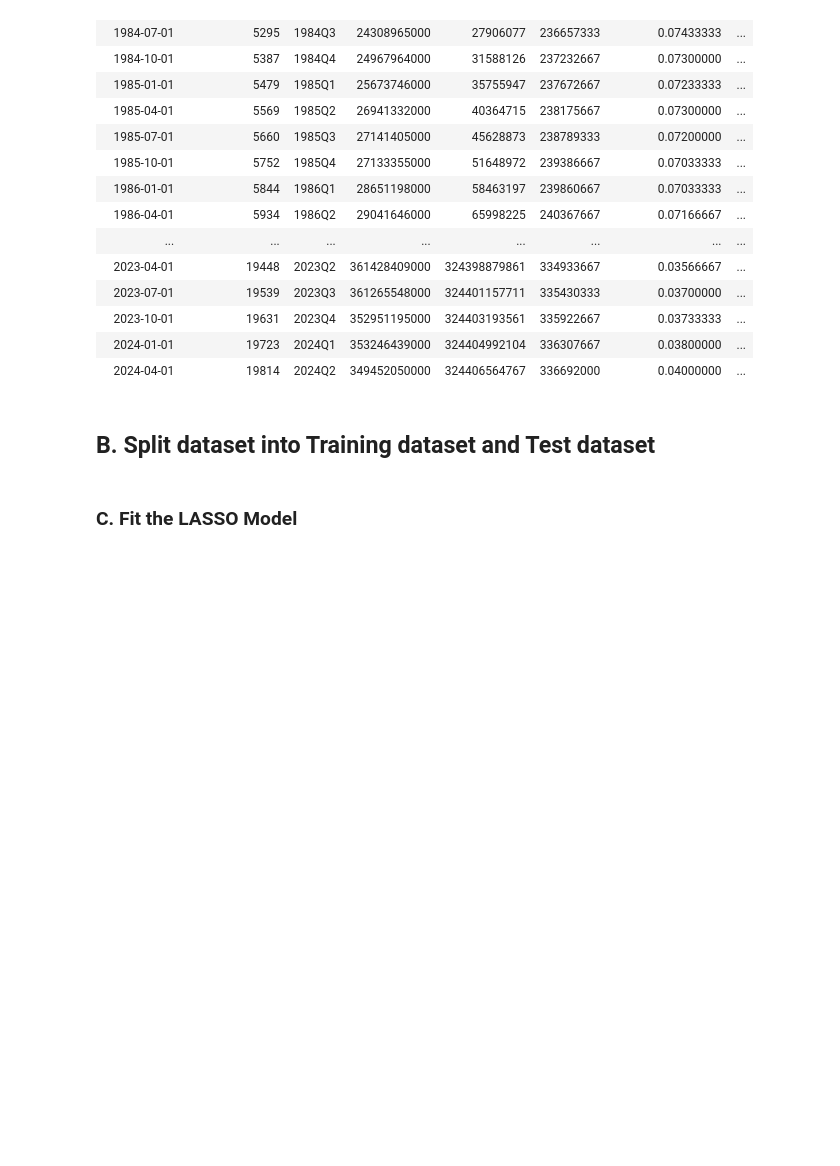
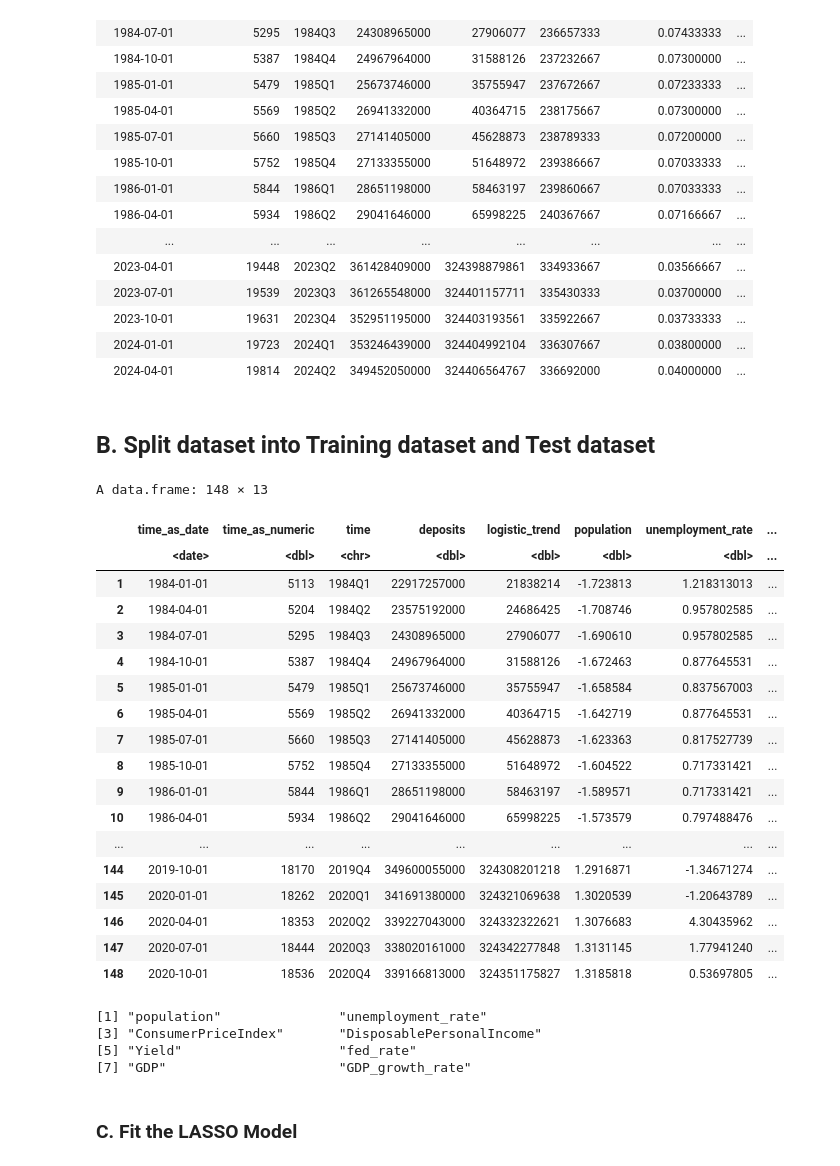
Before and after one commit to nzarama-kouadio/DUKE_MIDS_QFC_Final_Project, a Jupyter notebook: model_prediction/prophet_model.ipynb, the cells around one changed output. Drawn from its saved outputs; the diff is of its cells as text; code cells hidden in the pictures; blank space fills up the shorter version.

```diff
--- a/model_prediction/prophet_model.ipynb
+++ b/model_prediction/prophet_model.ipynb
@@ -545,7 +567,7 @@ A data.frame: 162 × 13
 # Pre process only the regressors inside your data
 
 # Exclude all that's not a regressor like the target varaiable (deposit) and time variables
-regressors_col <- setdiff(names(deposit_regressor_data), c("logistic_trend", "time", "deposits", "time_as_date", "time_as_numeric"))
+regressors_col <- setdiff(names(deposit_regressor_data), c("logistic_trend", "time", "time_as_date", "time_as_numeric", "deposits"))
 
 # The preProcess function centers (mean = 0) and scales (std = 1) your predictors => Apply scaling to the feature columns
 pre_process_data <- preProcess(deposit_regressor_data[, regressors_col], method=c("center", "scale"))
@@ -565,6 +587,36 @@ train_data_scaled[, regressors_col] <- predict(pre_process_data, train_data_regr
 # Scale testing data using the same preprocessing parameters
 test_data_scaled <- test_data_regressor
 test_data_scaled[, regressors_col] <- predict(pre_process_data, test_data_regressor[, regressors_col])
+# %%
+#Check
+train_data_scaled
+# %% [output]
+A data.frame: 148 × 13
+|  | time_as_date | time_as_numeric | time | deposits | logistic_trend | population | unemployment_rate | ... |
+|  | <date> | <dbl> | <chr> | <dbl> | <dbl> | <dbl> | <dbl> | ... |
+| 1 | 1984-01-01 | 5113 | 1984Q1 | 22917257000 | 21838214 | -1.723813 | 1.218313013 | ... |
+| 2 | 1984-04-01 | 5204 | 1984Q2 | 23575192000 | 24686425 | -1.708746 | 0.957802585 | ... |
+| 3 | 1984-07-01 | 5295 | 1984Q3 | 24308965000 | 27906077 | -1.690610 | 0.957802585 | ... |
+| 4 | 1984-10-01 | 5387 | 1984Q4 | 24967964000 | 31588126 | -1.672463 | 0.877645531 | ... |
+| 5 | 1985-01-01 | 5479 | 1985Q1 | 25673746000 | 35755947 | -1.658584 | 0.837567003 | ... |
+| 6 | 1985-04-01 | 5569 | 1985Q2 | 26941332000 | 40364715 | -1.642719 | 0.877645531 | ... |
+| 7 | 1985-07-01 | 5660 | 1985Q3 | 27141405000 | 45628873 | -1.623363 | 0.817527739 | ... |
+| 8 | 1985-10-01 | 5752 | 1985Q4 | 27133355000 | 51648972 | -1.604522 | 0.717331421 | ... |
+| 9 | 1986-01-01 | 5844 | 1986Q1 | 28651198000 | 58463197 | -1.589571 | 0.717331421 | ... |
+| 10 | 1986-04-01 | 5934 | 1986Q2 | 29041646000 | 65998225 | -1.573579 | 0.797488476 | ... |
+| ... | ... | ... | ... | ... | ... | ... | ... | ... |
+| 144 | 2019-10-01 | 18170 | 2019Q4 | 349600055000 | 324308201218 | 1.2916871 | -1.34671274 | ... |
+| 145 | 2020-01-01 | 18262 | 2020Q1 | 341691380000 | 324321069638 | 1.3020539 | -1.20643789 | ... |
+| 146 | 2020-04-01 | 18353 | 2020Q2 | 339227043000 | 324332322621 | 1.3076683 | 4.30435962 | ... |
+| 147 | 2020-07-01 | 18444 | 2020Q3 | 338020161000 | 324342277848 | 1.3131145 | 1.77941240 | ... |
+| 148 | 2020-10-01 | 18536 | 2020Q4 | 339166813000 | 324351175827 | 1.3185818 | 0.53697805 | ... |
+# %%
+regressors_col
+# %% [output]
+[1] "population"               "unemployment_rate"
+[3] "ConsumerPriceIndex"       "DisposablePersonalIncome"
+[5] "Yield"                    "fed_rate"
+[7] "GDP"                      "GDP_growth_rate"
 # %% [markdown]
 ### C. Fit the LASSO Model
 # %%
```
Also changed, not shown: parts of 24 cells of this notebook.
